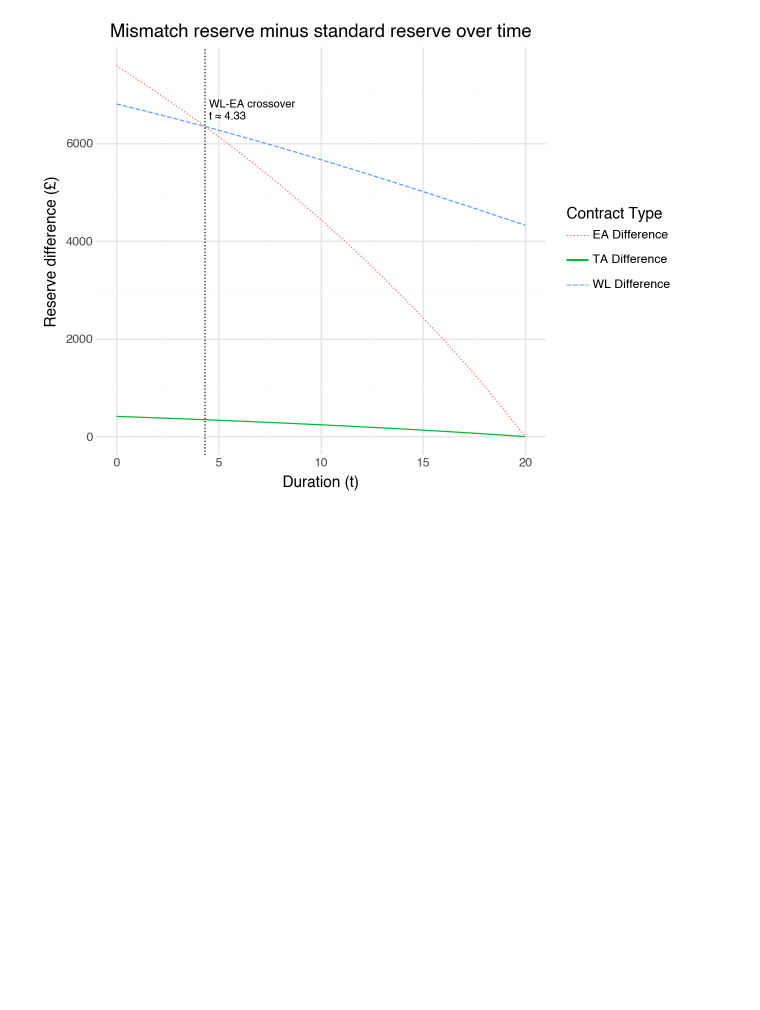
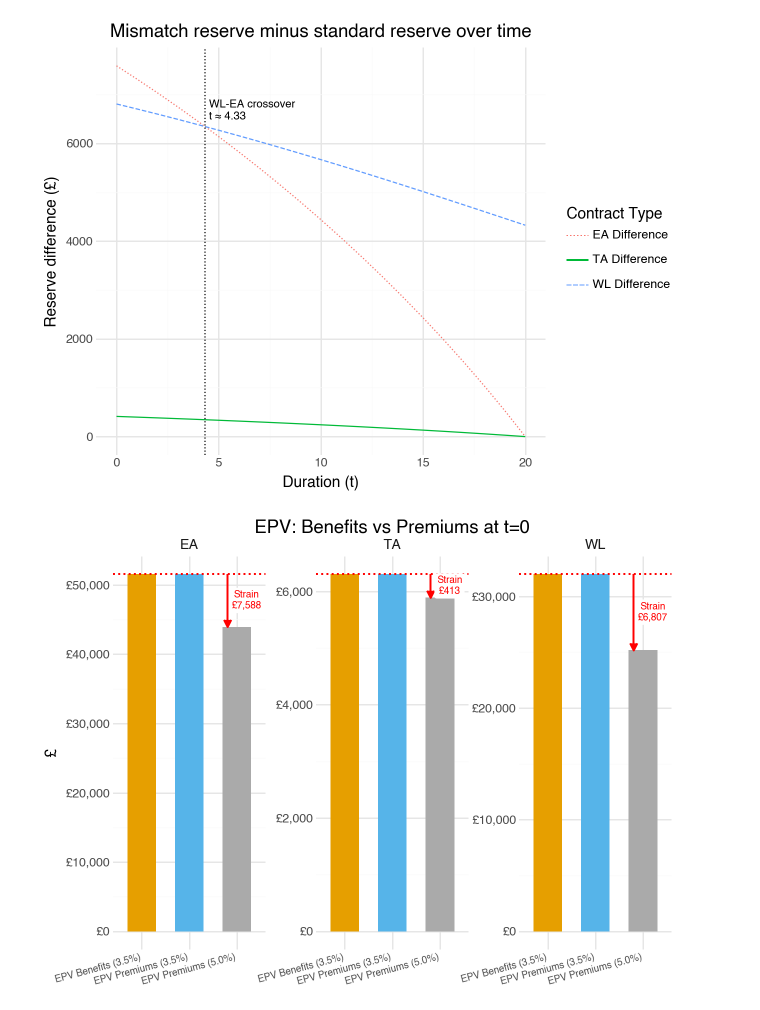
Before and after one commit to ytterbiu/smm065-computer-based-assessment, a Jupyter notebook: cm1-p2-cw-notebook.ipynb, the cells around one changed output. Cells and saved outputs as stored; diff of their text form; code cells hidden in the pictures; blank space fills up the shorter version.

```diff
--- a/cm1-p2-cw-notebook.ipynb
+++ b/cm1-p2-cw-notebook.ipynb
@@ -883,3 +883,94 @@ diff_plot_2 = (
 diff_plot_2
 # %% [output]
 [figure]
+# %%
+# additional plot to highlight strain
+# arrow data — from EPV Benefits down to EPV Premiums 5.0%
+hline_data = pd.DataFrame({
+    "Contract":   ["WL",       "TA",       "EA"],
+    "yintercept": [EPV_ben_WL, EPV_ben_TA, EPV_ben_EA],
+})
+
+arrow_data = pd.DataFrame(
+    {
+        "Contract": ["WL", "TA", "EA"],
+        "x": [2.8, 2.8, 2.8],  # just right of third bar
+        "xend": [2.8, 2.8, 2.8],
+        "y": [EPV_ben_WL, EPV_ben_TA, EPV_ben_EA],
+        "yend": [EPV_prem_WL_50, EPV_prem_TA_50, EPV_prem_EA_50],
+    }
+)
+
+# strain label midpoints
+strain_data = pd.DataFrame(
+    {
+        "Contract": ["WL", "TA", "EA"],
+        "x": [3.2, 3.2, 3.2],
+        "y": [
+            (EPV_ben_WL + EPV_prem_WL_50) / 2,
+            (EPV_ben_TA + EPV_prem_TA_50) / 2,
+            (EPV_ben_EA + EPV_prem_EA_50) / 2,
+        ],
+        "label": [
+            f"Strain\n£{EPV_ben_WL - EPV_prem_WL_50:,.0f}",
+            f"Strain\n£{EPV_ben_TA - EPV_prem_TA_50:,.0f}",
+            f"Strain\n£{EPV_ben_EA - EPV_prem_EA_50:,.0f}",
+        ],
+    }
+)
+
+epv_plot = (
+    ggplot(epv_data, aes(x="Basis", y="Value", fill="Basis"))
+    + geom_col(width=0.6, show_legend=False)
+    # dotted hline at EPV Benefits level
+    + geom_hline(
+        hline_data,
+        aes(yintercept="yintercept"),
+        linetype="dotted",
+        color="red",
+        size=0.8,
+        inherit_aes=False,
+    )
+    # double-headed arrow showing strain
+    + geom_segment(
+        arrow_data,
+        aes(x="x", xend="xend", y="y", yend="yend"),
+        arrow=arrow(ends="last", length=0.1, type="closed"),
+        color="red",
+        size=0.8,
+        inherit_aes=False,
+    )
+    # white background box
+    + geom_label(
+        strain_data,
+        aes(x="x", y="y", label="label"),
+        color="red",
+        fill="white",
+        size=7,
+        label_size=0,
+        inherit_aes=False,
+    )
+    + scale_fill_manual(
+        values={
+            "EPV Benefits (3.5%)": "#E69F00",
+            "EPV Premiums (3.5%)": "#56B4E9",
+            "EPV Premiums (5.0%)": "#AAAAAA",
+        }
+    )
+    + scale_y_continuous(labels=lambda lst: [f"£{x:,.0f}" for x in lst])
+    + facet_wrap("Contract", scales="free_y")
+    + theme_minimal()
+    + theme(
+        axis_text_x=element_text(size=7, angle=15, hjust=1),
+        strip_text=element_text(size=10, face="bold"),
+    )
+    + labs(
+        title="EPV: Benefits vs Premiums at t=0",
+        x="",
+        y="£",
+    )
+)
+
+epv_plot
+# %% [output]
+[figure, added]
```
Also changed, not shown: parts of 2 cells of this notebook.
